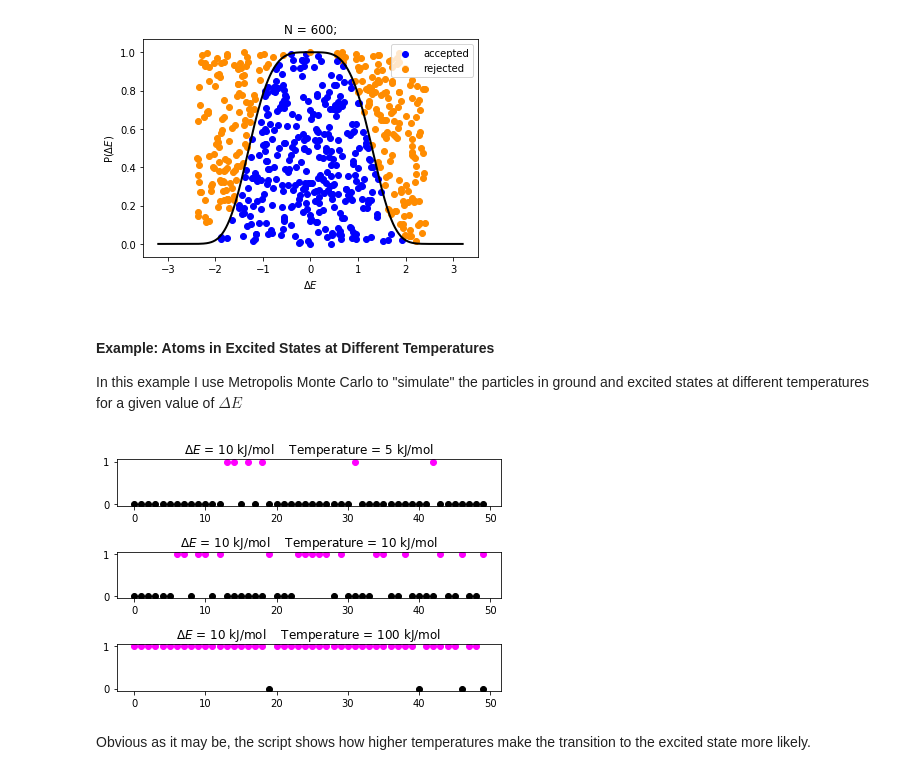
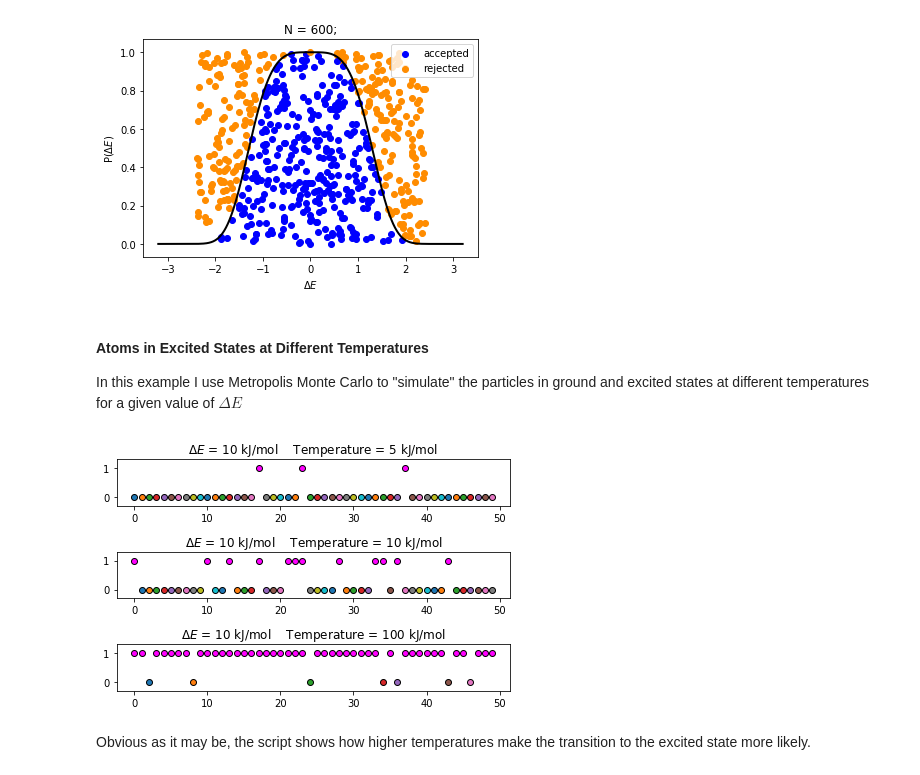
Before and after one commit to andrewrgarcia/monte-carlo, a Jupyter notebook: montecarlo.ipynb, the cells around one changed output. Cells and saved outputs as stored; diff of their text form; code cells hidden in the pictures.

```diff
--- a/montecarlo.ipynb
+++ b/montecarlo.ipynb
@@ -253,44 +253,45 @@ accrej(600)
 # %% [output]
 [figure]
 # %% [markdown]
-#### Example: Atoms in Excited States at Different Temperatures
+#### Atoms in Excited States at Different Temperatures
 
 In this example I use Metropolis Monte Carlo to "simulate" the particles in ground and excited states at different temperatures for a given value of $\Delta E$
 # %%
 import numpy as np
+import random as ran
 import matplotlib.pyplot as plt
 
 def P(dE,kBT):
     return np.exp(-dE/kBT)
 
 def atoms(N,dE,kBT):
     k = 0
     while k < N:
         dE_fluc = ran.gauss(dE,0.001)
-        [plt.plot(k,1,'o',color='magenta') if P(dE_fluc,kBT) > ran.uniform(0,1) else plt.plot(k,0,'ko')]
-
-
+        [plt.plot(k,1,'o',color='magenta', markeredgecolor='k') if P(dE_fluc,kBT) > ran.uniform(0,1) \
+                  else plt.plot(k,0,'o', markeredgecolor='k')]
         k+=1
+    plt.ylim(-0.3,1.3)
     plt.title('$\Delta E$ = {} kJ/mol    Temperature = {} kJ/mol'.format(np.round(dE,2),kBT))
     #plt.show()
 
 N=50
+dE = 10
 #generate initial ground states for N atoms
 state = np.zeros(N)
+
 #plotting
 fig = plt.figure()
-
-dE = 10
 plt.subplot(3, 1, 1)
 atoms(N,dE,5)
 plt.subplot(3, 1, 2)
 atoms(N,dE,10)
 plt.subplot(3, 1, 3)
 atoms(N,dE,100)
 
 fig.tight_layout()
 plt.show()
 # %% [output]
-[figure, old version]
+[figure, new version]
 # %% [markdown]
 Obvious as it may be, the script shows how higher temperatures make the transition to the excited state more likely.
```
Also changed, not shown: parts of 1 cell of this notebook.
